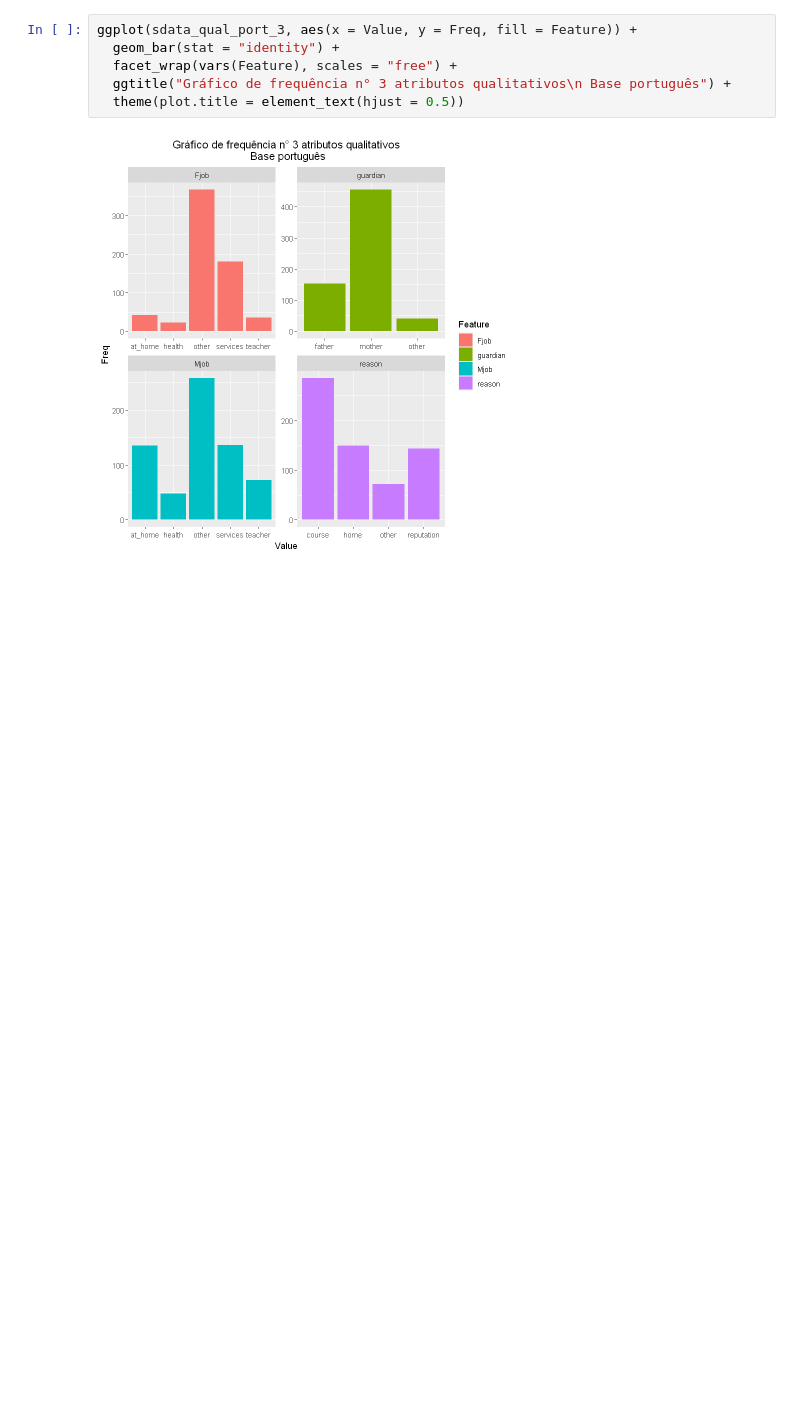
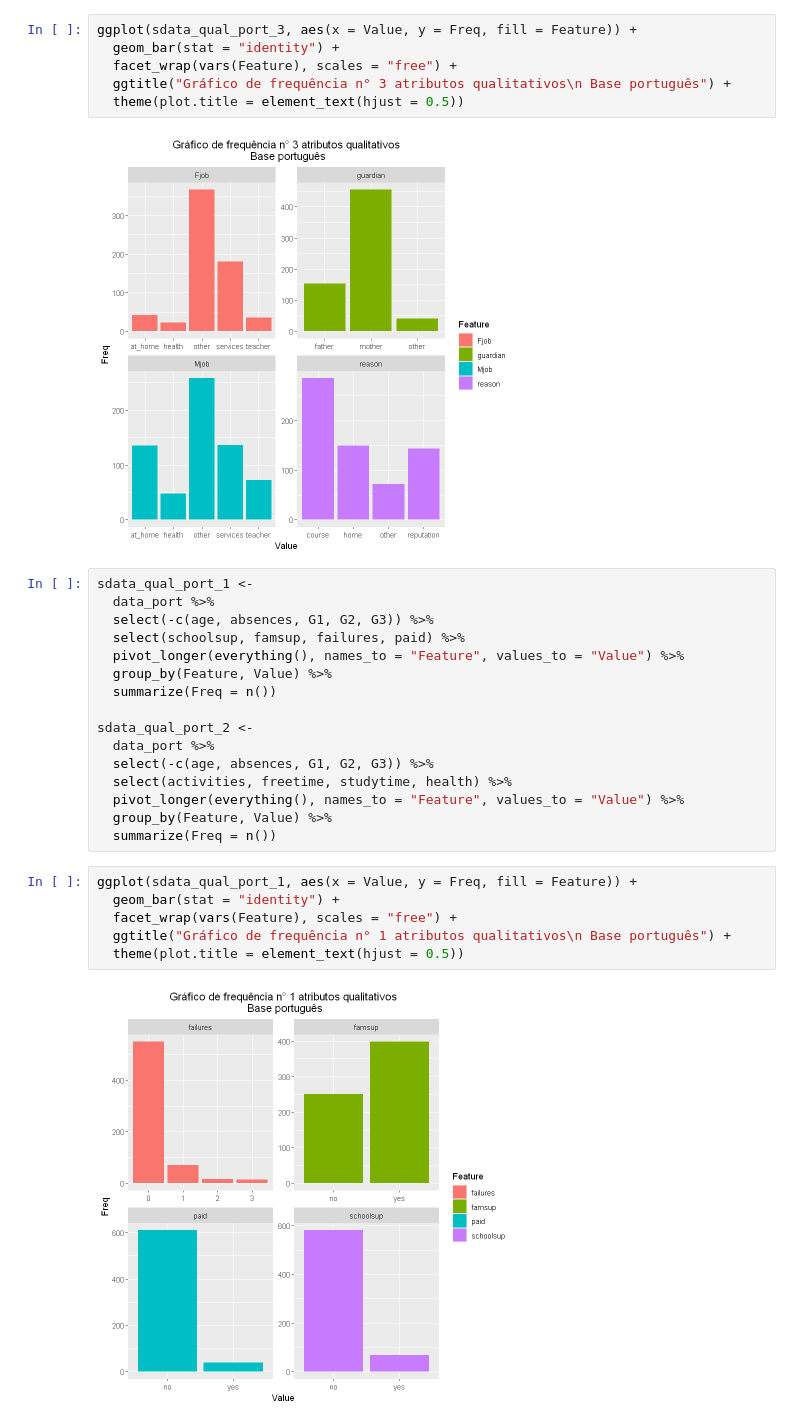
Before and after one commit to raissabmpimentel/po233, a Jupyter notebook: histograms.ipynb, the cells around one changed output. Drawn from its saved outputs; the diff is of its cells as text; blank space fills up the shorter version.

```diff
--- a/histograms.ipynb
+++ b/histograms.ipynb
@@ -170,3 +170,27 @@ ggplot(sdata_qual_port_3, aes(x = Value, y = Freq, fill = Feature)) +
   theme(plot.title = element_text(hjust = 0.5))
 # %% [output]
 [figure]
+# %%
+sdata_qual_port_1 <-
+  data_port %>%
+  select(-c(age, absences, G1, G2, G3)) %>%
+  select(schoolsup, famsup, failures, paid) %>%
+  pivot_longer(everything(), names_to = "Feature", values_to = "Value") %>%
+  group_by(Feature, Value) %>%
+  summarize(Freq = n())
+
+sdata_qual_port_2 <-
+  data_port %>%
+  select(-c(age, absences, G1, G2, G3)) %>%
+  select(activities, freetime, studytime, health) %>%
+  pivot_longer(everything(), names_to = "Feature", values_to = "Value") %>%
+  group_by(Feature, Value) %>%
+  summarize(Freq = n())
+# %%
+ggplot(sdata_qual_port_1, aes(x = Value, y = Freq, fill = Feature)) +
+  geom_bar(stat = "identity") +
+  facet_wrap(vars(Feature), scales = "free") +
+  ggtitle("Gráfico de frequência n° 1 atributos qualitativos\n Base português") +
+  theme(plot.title = element_text(hjust = 0.5))
+# %% [output]
+[figure, added]
```
Also changed, not shown: parts of 1 cell of this notebook, 5 other files.
